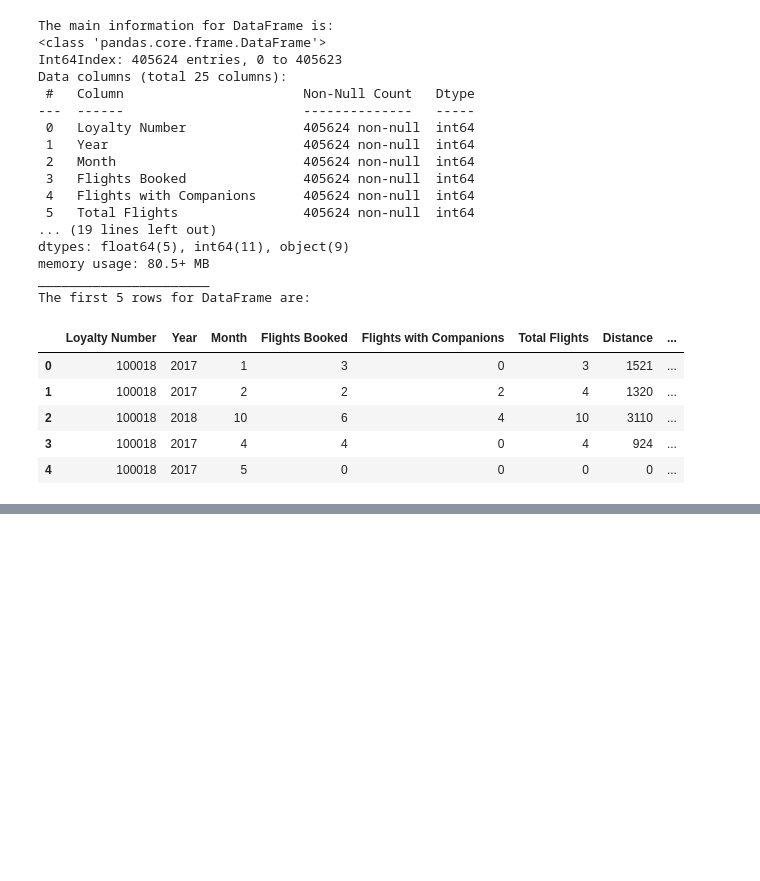
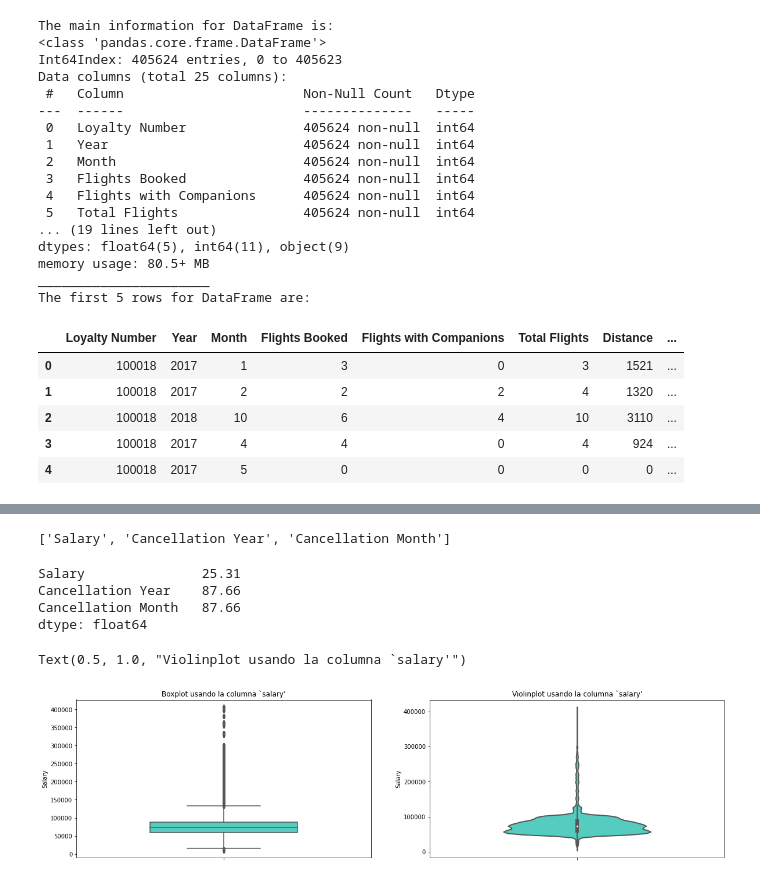
Before and after one commit to Adalab/bda-modulo-3-evaluacion-final-patriciamromero, a Jupyter notebook: fase1.ipynb, the cells around one changed output, grey strips where cells are left out. Cells and saved outputs as stored; diff of their text form; code cells hidden in the pictures; blank space fills up the shorter version.

```diff
--- a/fase1.ipynb
+++ b/fase1.ipynb
@@ -194,4 +282,4 @@ The descriptive statististcs for this DataFrame are:
 # %%
 # Merges the both DataFrames
-all = activity.merge(loyalty, how='inner', on= "Loyalty Number")
+df_all = activity.merge(loyalty, how='inner', on= "Loyalty Number")
 # %%
@@ -259,0 +360,52 @@ The descriptive statististcs for this DataFrame are:
+# %%
+filtering_nulls(df_all)
+# %% [output]
+['Salary', 'Cancellation Year', 'Cancellation Month']
+# %%
+(df_all[columns_with_nulls].isna().sum()/df_all.shape[0]) * 100
+# %% [output]
+Salary               25.31
+Cancellation Year    87.66
+Cancellation Month   87.66
+dtype: float64
+# %%
+#Converts any number to its positive equivalent.
+def to_positive(number):
+    # Checks if the number is negative:
+    if number < 0:
+        # If negative transforms it
+        return np.abs(number)
+    # If the number is already non-negative returns it as is
+    else:
+        return number
+# %%
+df_all["Salary"] = df_all["Salary"].apply(to_positive)
+# %%
+# Creates a figure and two subplots (1 row, 2 columns) with a size of 20x5 inches
+
+fig, axes = plt.subplots(nrows = 1, ncols = 2, figsize = (20, 5))
+
+# Creates a boxplot on the first subplot
+sns.boxplot(y = "Salary",
+            data = df_all,
+            width = 0.5,
+            color = "turquoise",
+            ax = axes[0])
+
+axes[0].set_title("Boxplot usando la columna `salary'")
+
+
+
+# Creates a violinplot on the second subplot
+sns.violinplot(y = "Salary",
+               data = df_all,
+               width = 0.5,
+               color = "turquoise",
+               linewidth = 2,
+               ax = axes[1])
+
+
+axes[1].set_title("Violinplot usando la columna `salary'")
+# %% [output]
+Text(0.5, 1.0, "Violinplot usando la columna `salary'")
+[figure, added]
```
Also changed, not shown: parts of 19 cells of this notebook, 1 other file.
